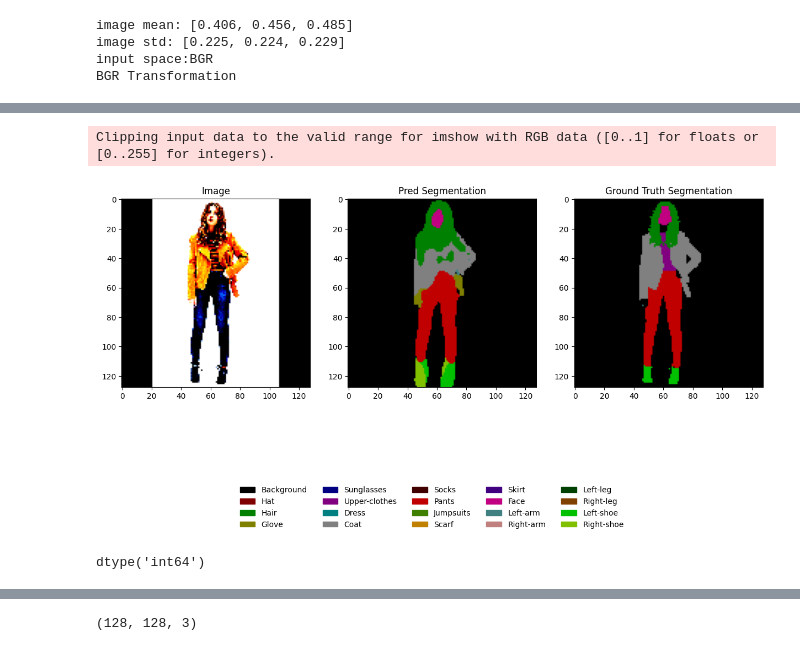
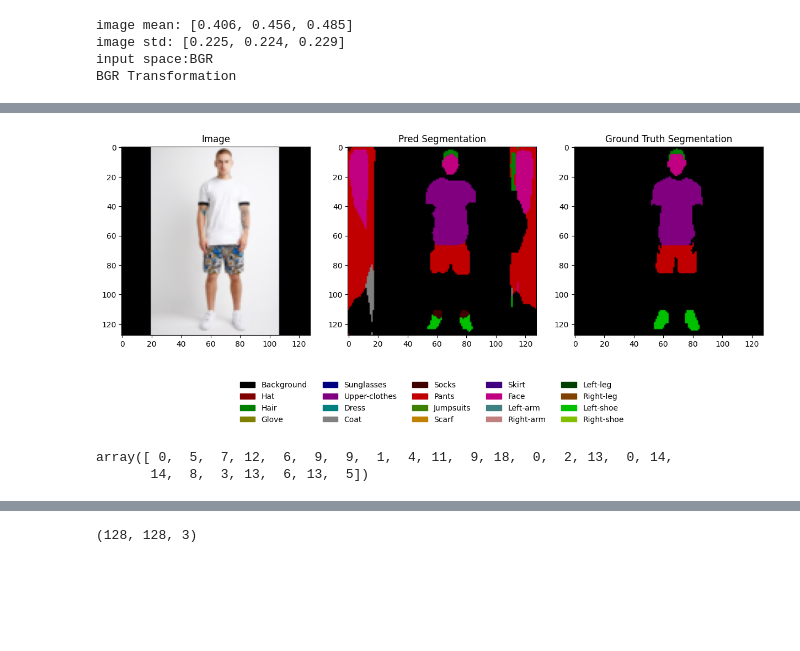
Before and after one commit to JelinR/Self-Correction-Human-Parsing, a Jupyter notebook: rough_work.ipynb, the cells around one changed output, grey strips where cells are left out. Saved outputs shown, nothing was run; the diff lists cells and outputs as text; code cells hidden in the pictures; blank space fills up the shorter version.

```diff
--- a/rough_work.ipynb
+++ b/rough_work.ipynb
@@ -1012,10 +1078,10 @@ import os
 import shutil
 from tqdm import tqdm
 
-val_id_path = "data/DeepFashion_Multi/DeepFashion_LIP/val_id.txt"
+val_id_path = "data/DeepFashion_Multi/DeepFashion_LIP/train_id.txt"
 with open(val_id_path, "r") as f:
     val_ids = f.readlines()
 
 val_ids = [s.strip() for s in val_ids]
-val_ids[:5]
+len(val_ids)
 # %% [output]
@@ -1166,7 +1307,0 @@ mapping
-# %%
-max_old = max(mapping.keys())
-lookup = np.arange(max_old+1)
-for k, v in mapping.items():
-    lookup[k] = v
-
-lookup
@@ -1184,8 +1453,12 @@ plt.imshow(seg_map)
 # arch = "hrnet_48_ocr"
 # model_restore = 'log/hrnet_schp/hrnet_48_ocr/schp_2_checkpoint.pth.tar'
 
-arch = "resnet101"
-model_restore = 'log/schp_stand/schp_8_checkpoint.pth.tar'
+# arch = "resnet101"
+# model_restore = 'log/schp_stand/schp_8_checkpoint.pth.tar'
+
+arch = "segformer_mit_b4"
+# model_restore = 'log/segformer/mit_b4/schp_6_checkpoint.pth.tar'
+model_restore = 'log/segformer/mit_b4_finetune/phase_2/schp_1_checkpoint.pth.tar'
 
 do_mapping = True
 
@@ -1196,6 +1469,10 @@ im_name = None
 # im_name = "105452_429721"
 # im_name = "11"
 
+names = ["WOMEN-Denim-id_00003347-06_1_front", "WOMEN-Skirts-id_00007517-02_1_front"]
+im_name = "WOMEN-Skirts-id_00007517-02_1_front" #"WOMEN-Denim-id_00003347-06_1_front"
+im_name = None
+
 
 save_results_path = "imgs/"
 
@@ -1203,6 +1480,8 @@ import os
 os.makedirs(save_results_path, exist_ok=True)
 # %%
 import yaml
+
+data_dir = "./data/DeepFashion_Multi/DeepFashion_LIP/"
 
 if do_mapping:
     mapping_path = os.path.join(data_dir, "mapping.yaml")
@@ -1387,10 +1673,16 @@ import numpy as np
 import matplotlib.pyplot as plt
 import math
 
-# --- your figure ---
+#Get original image
+im_path = os.path.join(data_dir, "val_images", im_name + ".jpg")
+im_og = PILImage.open(im_path)
+im_og = resize_with_padding(im_og)
+
+#Plot original image, and prediction
 fig, ax = plt.subplots(1, 3, figsize=(15, 8))
 
-ax[0].imshow(image[0][0].permute([1, 2, 0]).numpy()[:, :, ::-1])
+# ax[0].imshow(image[0][0].permute([1, 2, 0]).numpy()[:, :, ::-1])
+ax[0].imshow(im_og)
 ax[1].imshow(pars_im)
 
 ax[0].set_title("Image")
@@ -1398,37 +1690,37 @@ ax[1].set_title("Pred Segmentation")
 
 #Get Ground truth
 val_seg_dir = os.path.join(data_dir, "val_segmentations")
 gt_seg_path = os.path.join(val_seg_dir, f"{im_name}.png")
 if not os.path.exists(gt_seg_path):
     gt_seg_path = os.path.join(val_seg_dir, f"{im_name}_segm.png")
 
 gt_seg = np.array(PILImage.open(gt_seg_path))
 if do_mapping:
     gt_seg = mapping_lookup[gt_seg]
 
 gt_seg_im = PILImage.fromarray(gt_seg.astype("uint8"))
 gt_seg_im.putpalette(palette)
 gt_seg_im = resize_with_padding(gt_seg_im)
 
 ax[2].imshow(gt_seg_im)
 ax[2].set_title("Ground Truth Segmentation")
 
 
 #Plotting Legend
 ncol = math.ceil(num_classes / 4)  # 3 rows
 fig.legend(handles=patches,
            loc="lower center",
            ncol=ncol,
            frameon=False,
-           bbox_to_anchor=(0.5, -0.02))  # push a bit below the axes
+           bbox_to_anchor=(0.5, 0.1))  # push a bit below the axes
 
 # leave space for the legend
 plt.subplots_adjust(bottom=0.18)
 plt.show()
 # %% [output]
-Clipping input data to the valid range for imshow with RGB data ([0..1] for floats or [0..255] for integers).
-[figure, old version]
+[figure, new version]
 # %%
-gt_seg.dtype
+mapping_lookup
 # %% [output]
-dtype('int64')
+array([ 0,  5,  7, 12,  6,  9,  9,  1,  4, 11,  9, 18,  0,  2, 13,  0, 14,
+       14,  8,  3, 13,  6, 13,  5])
```
Also changed, not shown: parts of 53 cells of this notebook, 7 other files.
